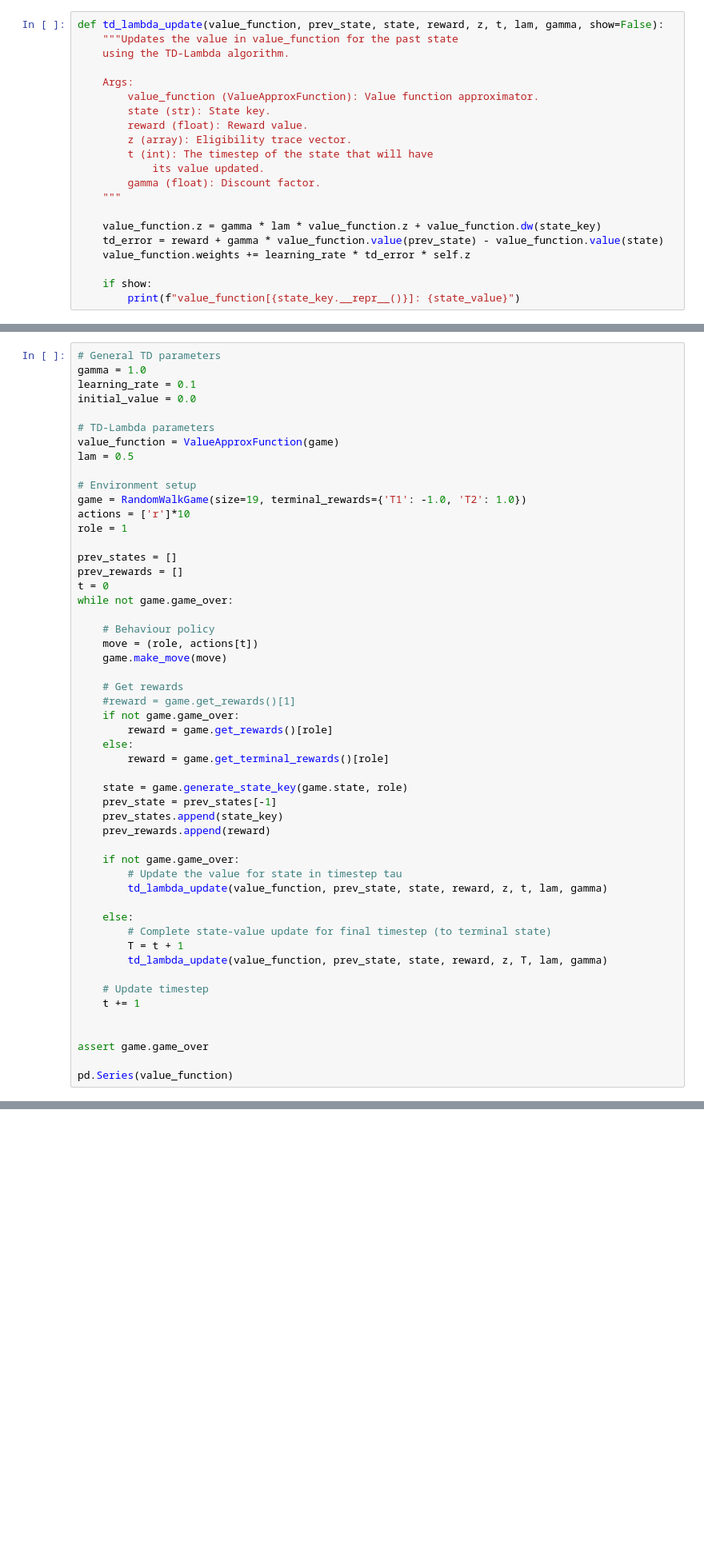
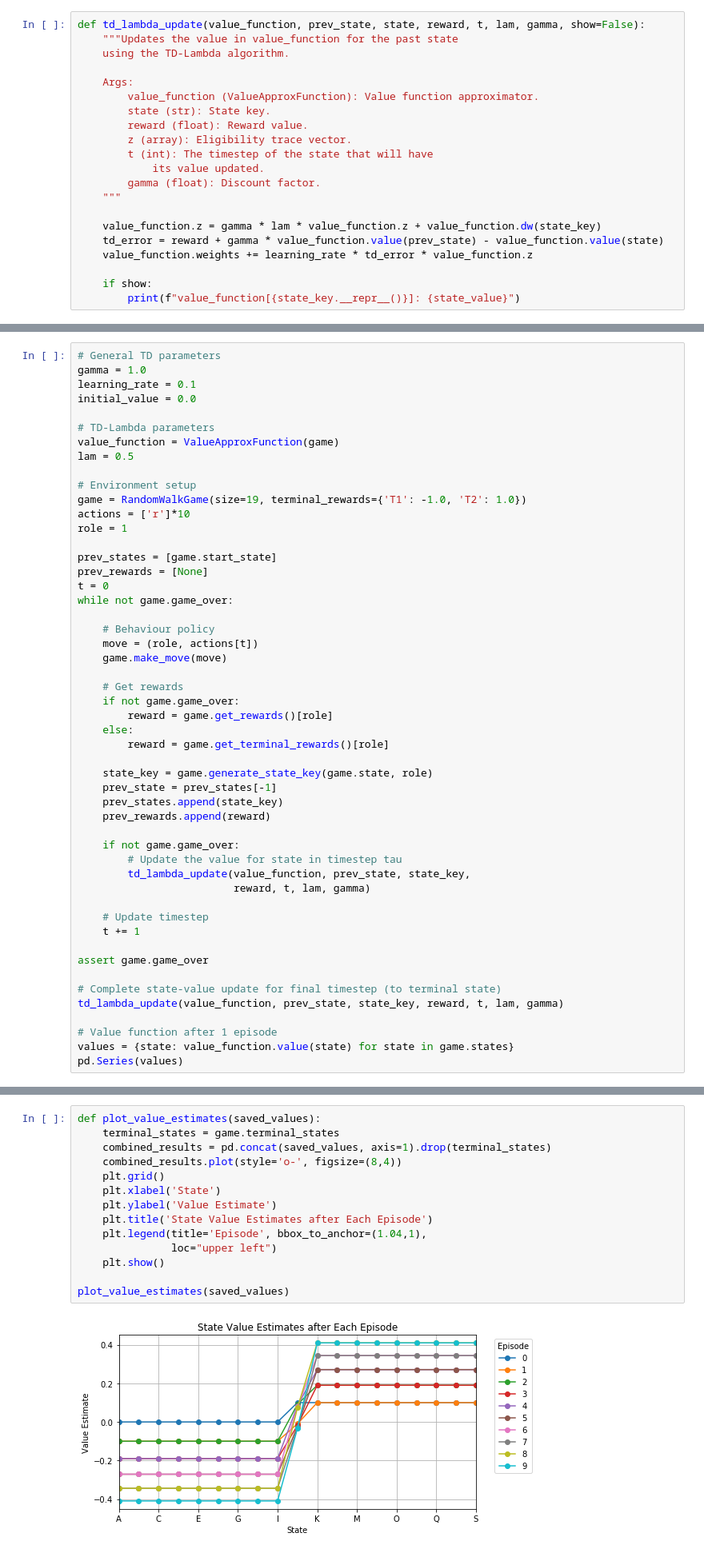
Before and after one commit to billtubbs/game-learner, a Jupyter notebook: Development-of-TD-Lambda-algorithm.ipynb, the cells around one changed output, grey strips where cells are left out. Shown: that part at 80% size. Drawn from its saved outputs; the diff is of its cells as text; blank space fills up the shorter version.

```diff
--- a/Development-of-TD-Lambda-algorithm.ipynb
+++ b/Development-of-TD-Lambda-algorithm.ipynb
@@ -188,5 +197,5 @@ array([1. , 0.5])
 # %%
-def td_lambda_update(value_function, prev_state, state, reward, z, t, lam, gamma, show=False):
+def td_lambda_update(value_function, prev_state, state, reward, t, lam, gamma, show=False):
     """Updates the value in value_function for the past state
     using the TD-Lambda algorithm.
 
@@ -202,7 +211,7 @@ def td_lambda_update(value_function, prev_state, state, reward, z, t, lam, gamma
 
     value_function.z = gamma * lam * value_function.z + value_function.dw(state_key)
     td_error = reward + gamma * value_function.value(prev_state) - value_function.value(state)
-    value_function.weights += learning_rate * td_error * self.z
+    value_function.weights += learning_rate * td_error * value_function.z
 
     if show:
         print(f"value_function[{state_key.__repr__()}]: {state_value}")
@@ -284,8 +307,8 @@ game = RandomWalkGame(size=19, terminal_rewards={'T1': -1.0, 'T2': 1.0})
 actions = ['r']*10
 role = 1
 
-prev_states = []
-prev_rewards = []
+prev_states = [game.start_state]
+prev_rewards = [None]
 t = 0
 while not game.game_over:
 
@@ -294,31 +317,30 @@ while not game.game_over:
     game.make_move(move)
 
     # Get rewards
-    #reward = game.get_rewards()[1]
     if not game.game_over:
         reward = game.get_rewards()[role]
     else:
         reward = game.get_terminal_rewards()[role]
 
-    state = game.generate_state_key(game.state, role)
+    state_key = game.generate_state_key(game.state, role)
     prev_state = prev_states[-1]
     prev_states.append(state_key)
     prev_rewards.append(reward)
 
     if not game.game_over:
         # Update the value for state in timestep tau
-        td_lambda_update(value_function, prev_state, state, reward, z, t, lam, gamma)
-
-    else:
-        # Complete state-value update for final timestep (to terminal state)
-        T = t + 1
-        td_lambda_update(value_function, prev_state, state, reward, z, T, lam, gamma)
+        td_lambda_update(value_function, prev_state, state_key,
+                         reward, t, lam, gamma)
 
     # Update timestep
     t += 1
 
-
 assert game.game_over
 
-pd.Series(value_function)
+# Complete state-value update for final timestep (to terminal state)
+td_lambda_update(value_function, prev_state, state_key, reward, t, lam, gamma)
+
+# Value function after 1 episode
+values = {state: value_function.value(state) for state in game.states}
+pd.Series(values)
 # %% [output]
@@ -325,0 +449,16 @@ IndexError: list index out of range
+# %%
+def plot_value_estimates(saved_values):
+    terminal_states = game.terminal_states
+    combined_results = pd.concat(saved_values, axis=1).drop(terminal_states)
+    combined_results.plot(style='o-', figsize=(8,4))
+    plt.grid()
+    plt.xlabel('State')
+    plt.ylabel('Value Estimate')
+    plt.title('State Value Estimates after Each Episode')
+    plt.legend(title='Episode', bbox_to_anchor=(1.04,1),
+               loc="upper left")
+    plt.show()
+
+plot_value_estimates(saved_values)
+# %% [output]
+[figure, added]
```
Also changed, not shown: parts of 23 cells of this notebook.
